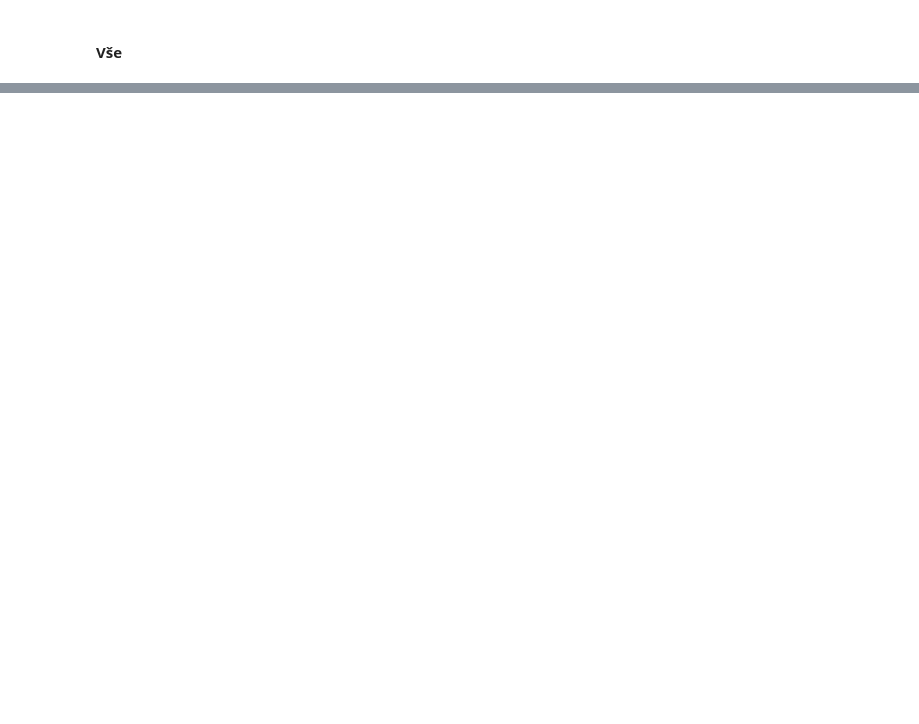
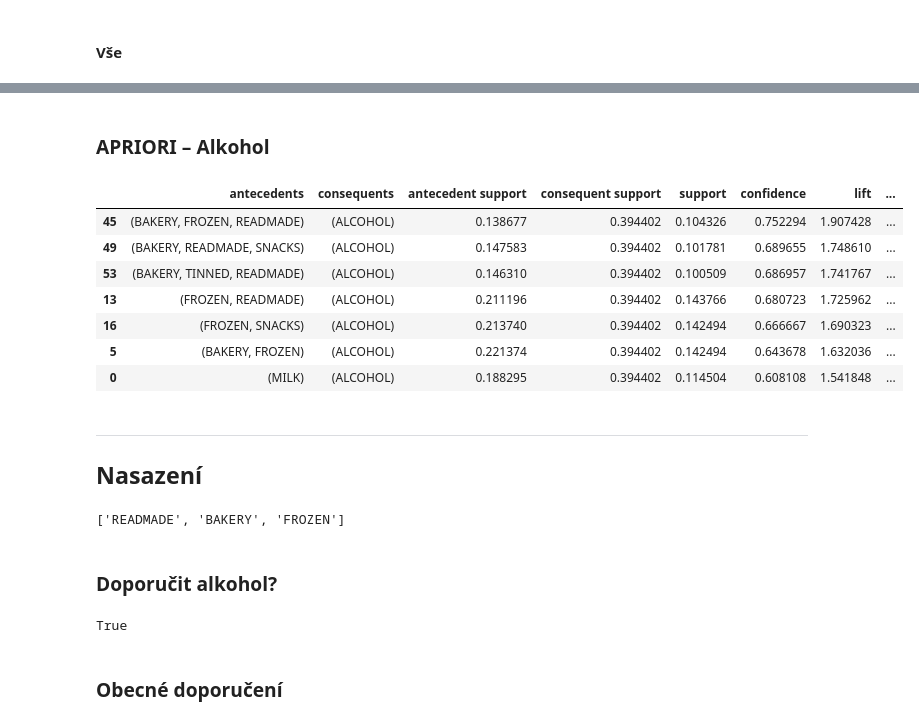
Before and after one commit to RadekMocek/DM, a Jupyter notebook: notebook/alza.ipynb, the cells around one changed output, grey strips where cells are left out. Saved outputs shown, nothing was run; the diff lists cells and outputs as text; code cells hidden in the pictures; blank space fills up the shorter version.

```diff
--- a/notebook/alza.ipynb
+++ b/notebook/alza.ipynb
@@ -211,0 +263,52 @@ nodes * labels * edges
+# %% [markdown]
+### APRIORI – Alkohol
+# %%
+a_rules_alcohol = a_rules[a_rules["consequents"] == frozenset({"ALCOHOL"})]
+a_rules_alcohol
+# %% [output]
+|  | antecedents | consequents | antecedent support | consequent support | support | confidence | lift | ... |
+| 45 | (BAKERY, FROZEN, READMADE) | (ALCOHOL) | 0.138677 | 0.394402 | 0.104326 | 0.752294 | 1.907428 | ... |
+| 49 | (BAKERY, READMADE, SNACKS) | (ALCOHOL) | 0.147583 | 0.394402 | 0.101781 | 0.689655 | 1.748610 | ... |
+| 53 | (BAKERY, TINNED, READMADE) | (ALCOHOL) | 0.146310 | 0.394402 | 0.100509 | 0.686957 | 1.741767 | ... |
+| 13 | (FROZEN, READMADE) | (ALCOHOL) | 0.211196 | 0.394402 | 0.143766 | 0.680723 | 1.725962 | ... |
+| 16 | (FROZEN, SNACKS) | (ALCOHOL) | 0.213740 | 0.394402 | 0.142494 | 0.666667 | 1.690323 | ... |
+| 5 | (BAKERY, FROZEN) | (ALCOHOL) | 0.221374 | 0.394402 | 0.142494 | 0.643678 | 1.632036 | ... |
+| 0 | (MILK) | (ALCOHOL) | 0.188295 | 0.394402 | 0.114504 | 0.608108 | 1.541848 | ... |
+# %% [markdown]
+---
+
+## Nasazení
+# %%
+in_cart_dict = {
+    'READMADE' : True,
+    'SNACKS'   : False,
+    'TOILETRY' : False,
+    'MILK'     : False,
+    'BAKERY'   : True,
+    'TINNED'   : False,
+    'FROZEN'   : True,
+    'ALCOHOL'  : False,
+    'VEG'      : False,
+    'MEAT'     : False
+}
+
+in_cart = [k for k, v in in_cart_dict.items() if v]
+in_cart
+# %% [output]
+['READMADE', 'BAKERY', 'FROZEN']
+# %% [markdown]
+### Doporučit alkohol?
+# %%
+def recommend_alcohol(in_cart : list[str], rules : pd.DataFrame) -> bool:
+    in_cart_set = set(in_cart)
+    for _, row in rules.iterrows():
+        if in_cart_set == set(row["antecedents"]):
+            return True
+    return False
+
+
+print(recommend_alcohol(in_cart, a_rules_alcohol))
+# %% [output]
+True
+# %% [markdown]
+### Obecné doporučení
```
Also changed, not shown: parts of 7 cells of this notebook, 1 other file.
